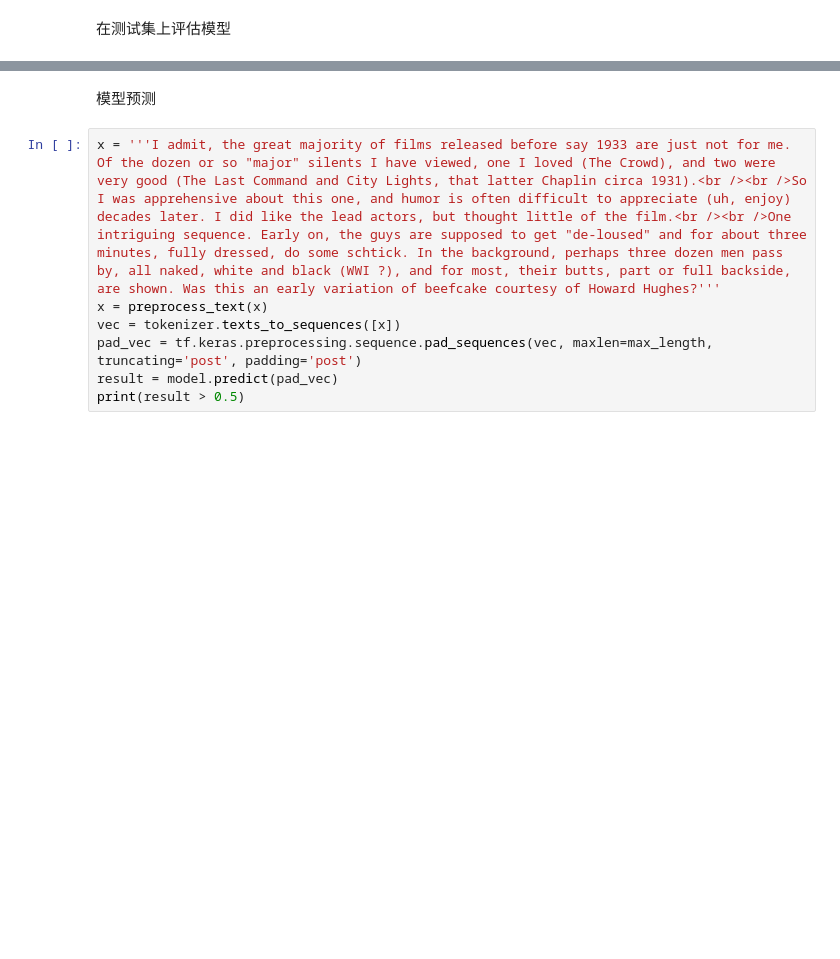
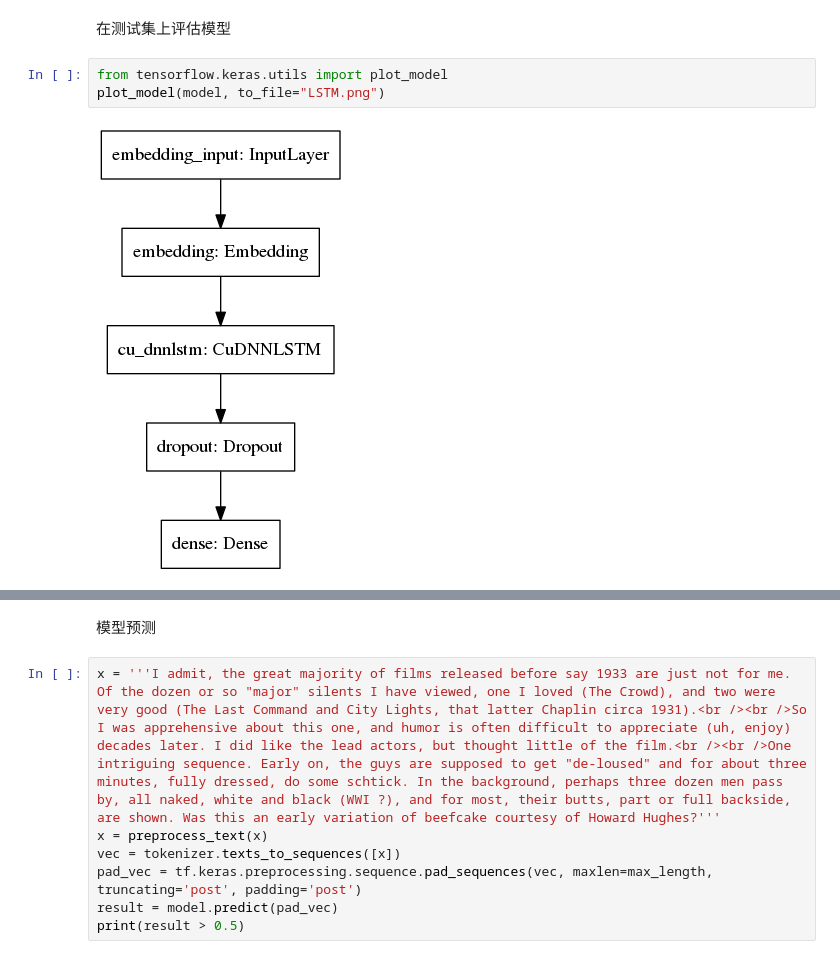
Before and after one commit to ADCa97/myworkspace, a Jupyter notebook: SentimentAnalysis/LSTM.ipynb, the cells around one changed output, grey strips where cells are left out. Drawn from its saved outputs; the diff is of its cells as text; blank space fills up the shorter version.

```diff
--- a/SentimentAnalysis/LSTM.ipynb
+++ b/SentimentAnalysis/LSTM.ipynb
@@ -240,5 +240,10 @@ plt.show()
 # %% [markdown]
 在测试集上评估模型
+# %%
+from tensorflow.keras.utils import plot_model
+plot_model(model, to_file="LSTM.png")
+# %% [output]
+[figure, added]
 # %%
 model.evaluate(test_text, test_sentiment)
 # %% [output]
```
Also changed, not shown: parts of 7 cells of this notebook.
